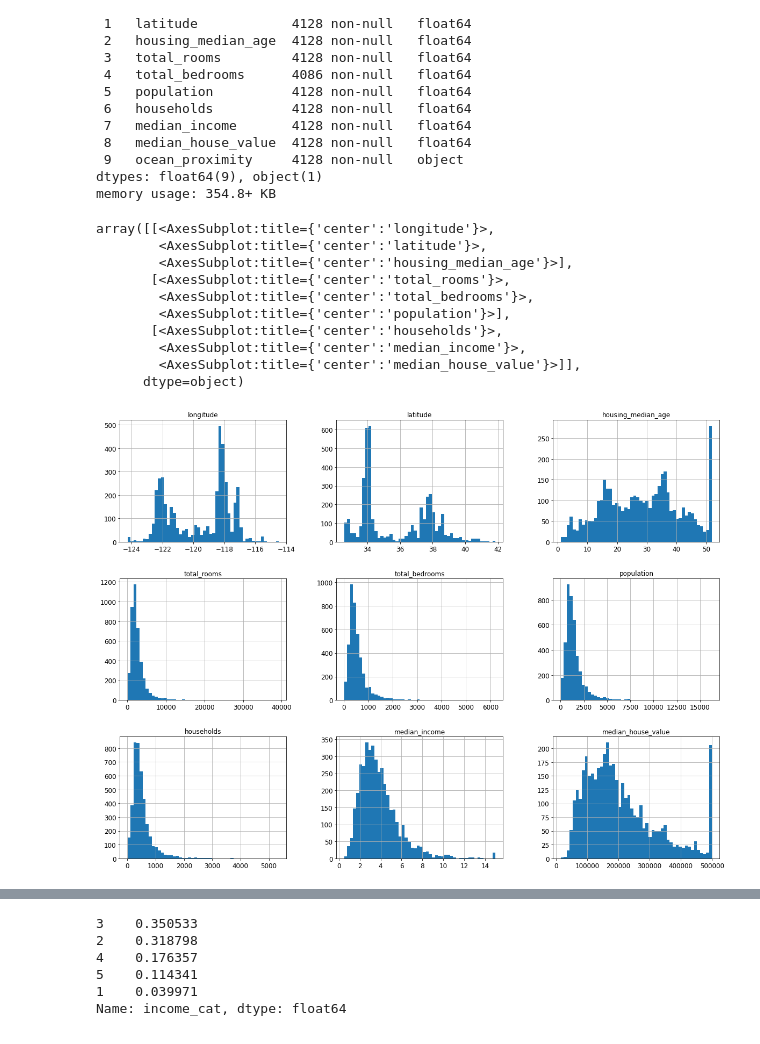
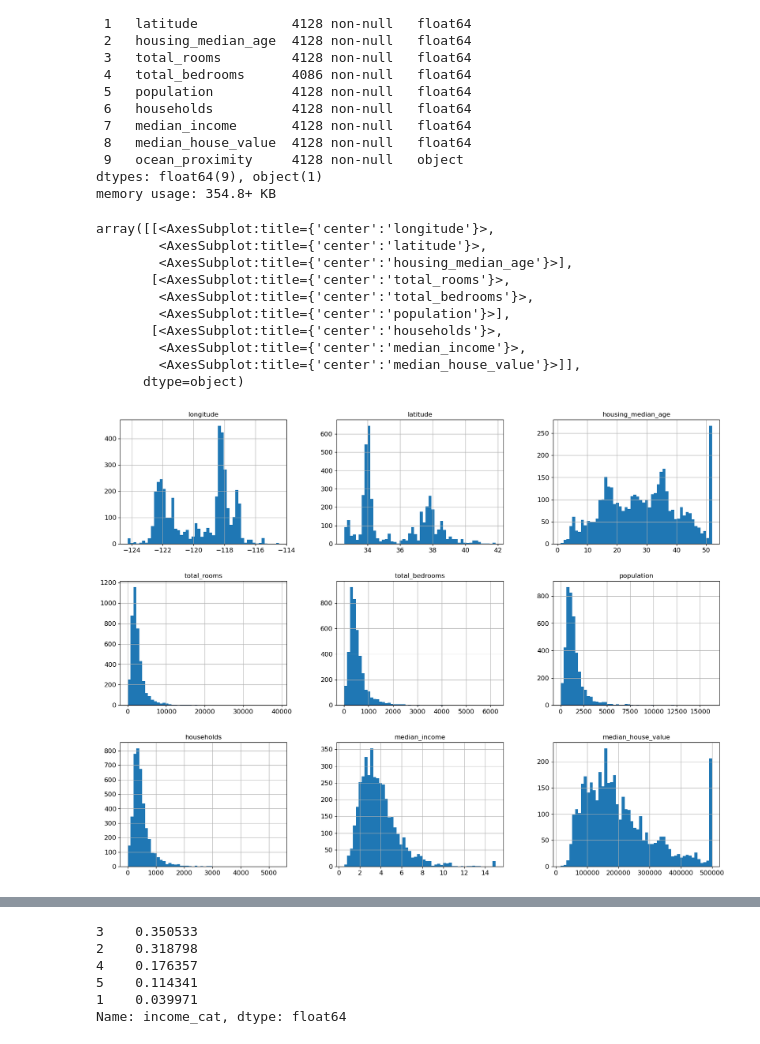
Before and after one commit to adameadows/Hands-on_ML_book_Adam, a Jupyter notebook: Chapter 2/Housing.ipynb, the cells around one changed output, grey strips where cells are left out. Saved outputs shown, nothing was run; the diff lists cells and outputs as text; code cells hidden in the pictures.

```diff
--- a/Chapter 2/Housing.ipynb
+++ b/Chapter 2/Housing.ipynb
@@ -156,17 +221,16 @@ Data columns (total 10 columns):
 dtypes: float64(9), object(1)
 memory usage: 354.8+ KB
 # %%
-test_set.hist(bins=50,figsize=(20,15))
-#plt.show() #not needed in Jupyter
+test_set.hist(bins=52,figsize=(20,15)) #this is the test set
 # %% [output]
 array([[<AxesSubplot:title={'center':'longitude'}>,
         <AxesSubplot:title={'center':'latitude'}>,
         <AxesSubplot:title={'center':'housing_median_age'}>],
        [<AxesSubplot:title={'center':'total_rooms'}>,
         <AxesSubplot:title={'center':'total_bedrooms'}>,
         <AxesSubplot:title={'center':'population'}>],
        [<AxesSubplot:title={'center':'households'}>,
         <AxesSubplot:title={'center':'median_income'}>,
         <AxesSubplot:title={'center':'median_house_value'}>]],
       dtype=object)
-[figure, old version]
+[figure, new version]
```
Also changed, not shown: parts of 87 cells of this notebook, 2 other files.
